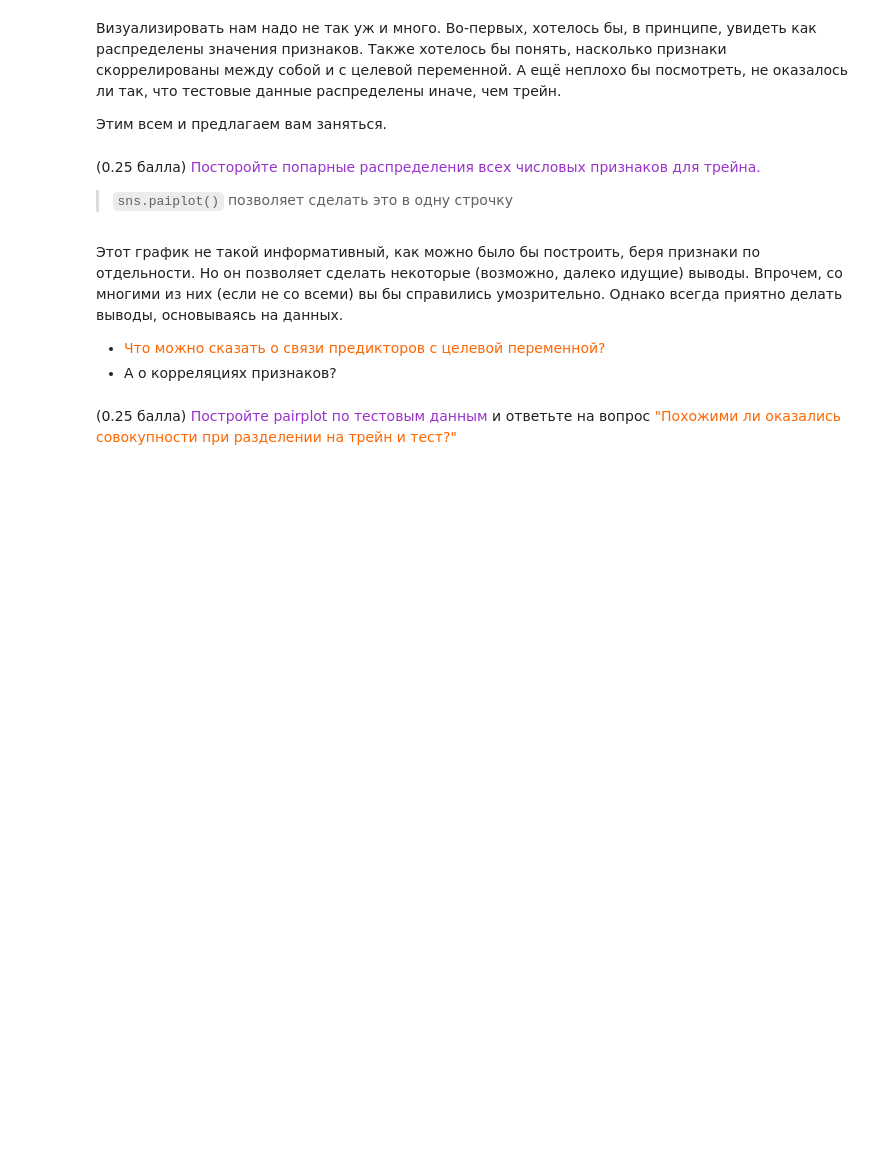
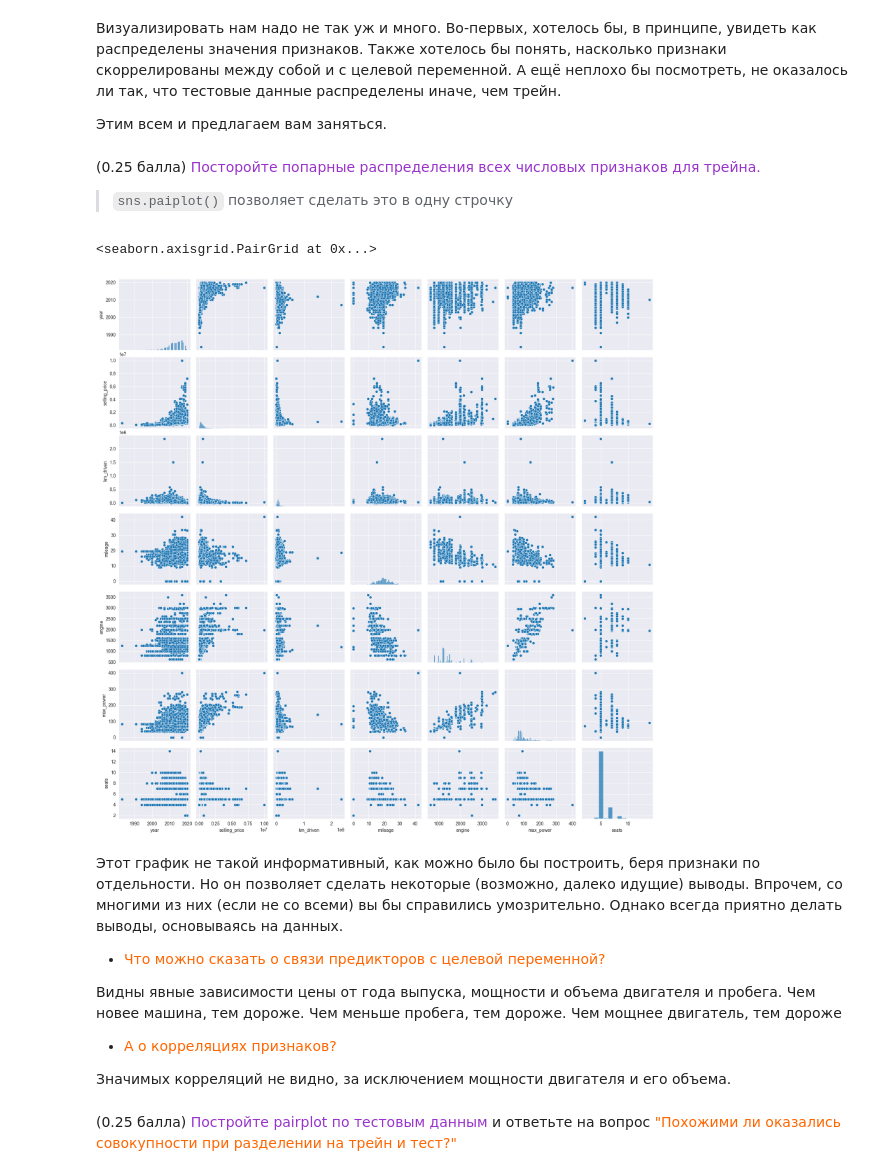
Before and after one commit to TiunovNN/hse-ml-homeworks, a Jupyter notebook: homework1/HW1_Regression_with_inference.ipynb, the cells around one changed output. Drawn from its saved outputs; the diff is of its cells as text; code cells hidden in the pictures; blank space fills up the shorter version.

```diff
--- a/homework1/HW1_Regression_with_inference.ipynb
+++ b/homework1/HW1_Regression_with_inference.ipynb
@@ -339,9 +311,19 @@ df_test[columns] = df_test[columns].astype('int')
+# %%
+sns.pairplot(df_train)
+# %% [output]
+<seaborn.axisgrid.PairGrid at 0x...>
+[figure, added]
 # %% [markdown]
 Этот график не такой информативный, как можно было бы построить, беря признаки по отдельности. Но он позволяет сделать некоторые (возможно, далеко идущие) выводы. Впрочем, со многими из них (если не со всеми) вы бы справились умозрительно. Однако всегда приятно делать выводы, основываясь на данных.
 
 
 
-* <font color='#FF6600'> Что можно сказать о связи предикторов с целевой переменной?
-* А о корреляциях признаков? </font>
+* <font color='#FF6600'> Что можно сказать о связи предикторов с целевой переменной? </font>
+
+Видны явные зависимости цены от года выпуска, мощности и объема двигателя и пробега. Чем новее машина, тем дороже. Чем меньше пробега, тем дороже. Чем мощнее двигатель, тем дороже
+
+* <font color='#FF6600'>А о корреляциях признаков? </font>
+
+Значимых корреляций не видно, за исключением мощности двигателя и его объема.
 # %% [markdown]
 (0.25 балла) <font color='#9933CC'>Постройте pairplot по тестовым данным</font> и ответьте на вопрос <font color='#FF6600'>"Похожими ли оказались совокупности при разделении на трейн и тест?"</font>
```
Also changed, not shown: parts of 35 cells of this notebook.
